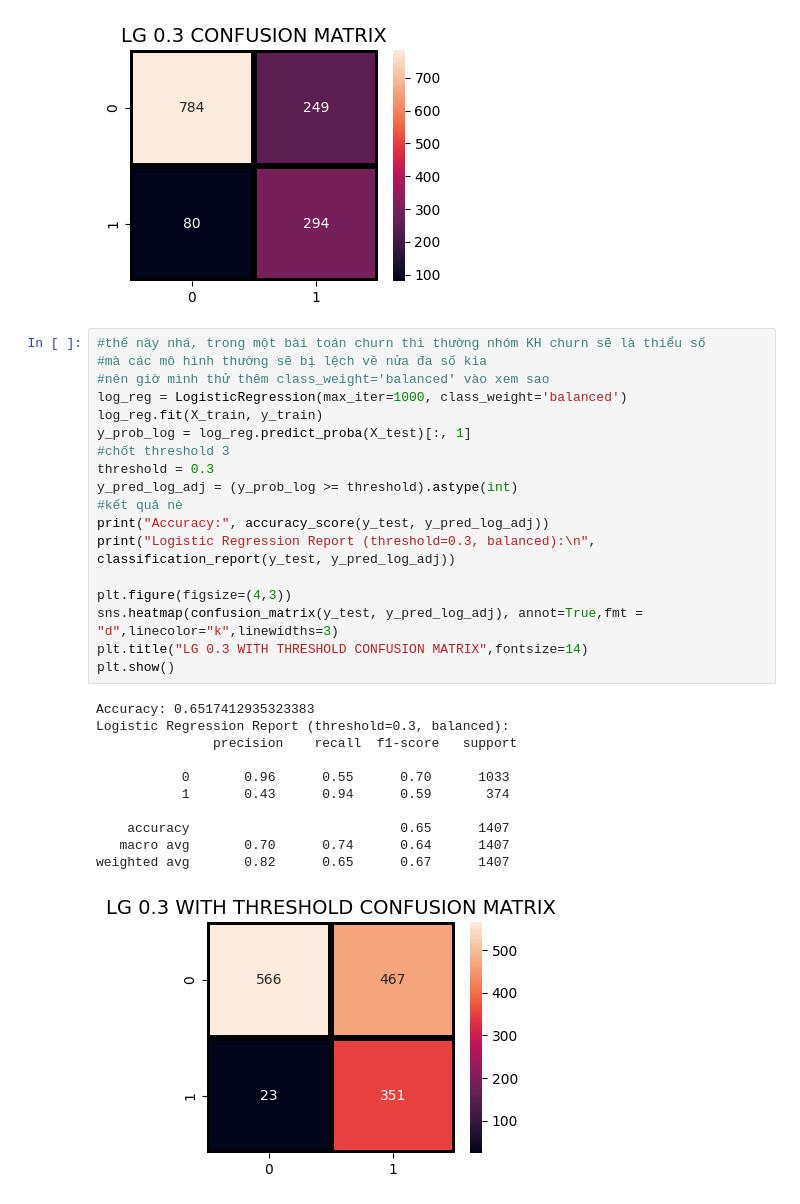
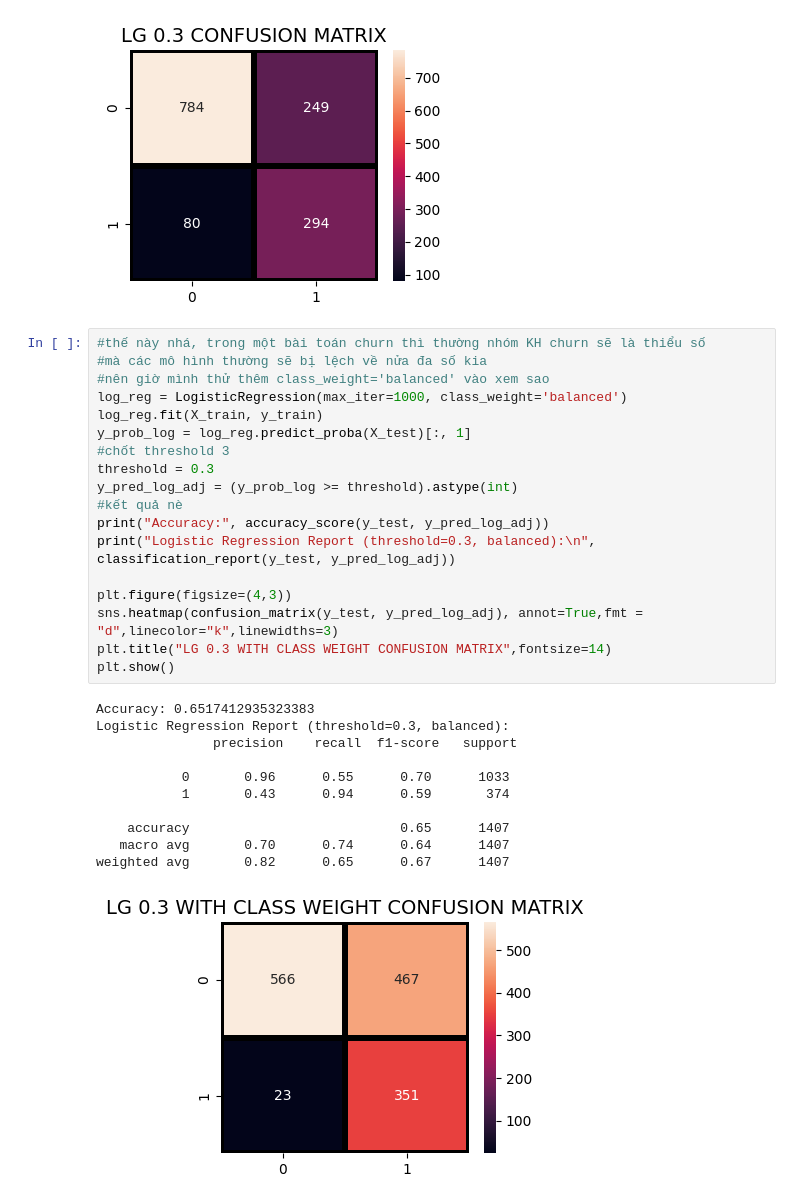
Before and after one commit to ngocmai141106/AI66B_group_9, a Jupyter notebook: code/upgrade_logistic.ipynb, the cells around one changed output. Cells and saved outputs as stored; diff of their text form.

```diff
--- a/code/upgrade_logistic.ipynb
+++ b/code/upgrade_logistic.ipynb
@@ -98,30 +98,30 @@ weighted avg       0.81      0.77      0.78      1407
 # %%
 #thế này nhá, trong một bài toán churn thì thường nhóm KH churn sẽ là thiểu số
 #mà các mô hình thường sẽ bị lệch về nửa đa số kia
 #nên giờ mình thử thêm class_weight='balanced' vào xem sao
 log_reg = LogisticRegression(max_iter=1000, class_weight='balanced')
 log_reg.fit(X_train, y_train)
 y_prob_log = log_reg.predict_proba(X_test)[:, 1]
 #chốt threshold 3
 threshold = 0.3
 y_pred_log_adj = (y_prob_log >= threshold).astype(int)
 #kết quả nè
 print("Accuracy:", accuracy_score(y_test, y_pred_log_adj))
 print("Logistic Regression Report (threshold=0.3, balanced):\n", classification_report(y_test, y_pred_log_adj))
 
 plt.figure(figsize=(4,3))
 sns.heatmap(confusion_matrix(y_test, y_pred_log_adj), annot=True,fmt = "d",linecolor="k",linewidths=3)
-plt.title("LG 0.3 WITH THRESHOLD CONFUSION MATRIX",fontsize=14)
+plt.title("LG 0.3 WITH CLASS WEIGHT CONFUSION MATRIX",fontsize=14)
 plt.show()
 # %% [output]
 Accuracy: 0.6517412935323383
 Logistic Regression Report (threshold=0.3, balanced):
                precision    recall  f1-score   support
 
            0       0.96      0.55      0.70      1033
            1       0.43      0.94      0.59       374
 
     accuracy                           0.65      1407
    macro avg       0.70      0.74      0.64      1407
 weighted avg       0.82      0.65      0.67      1407
-[figure, old version]
+[figure, new version]
```
Also changed, not shown: parts of 1 cell of this notebook.
